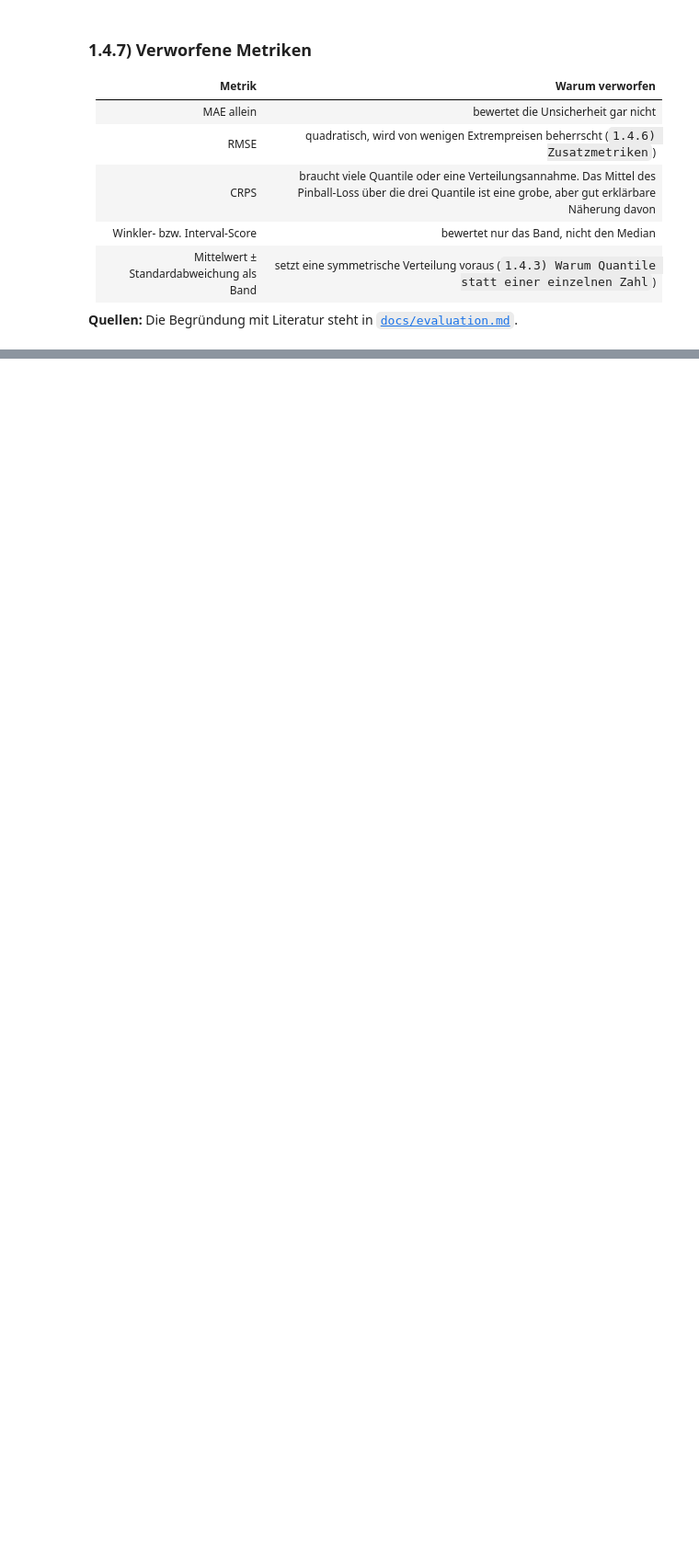
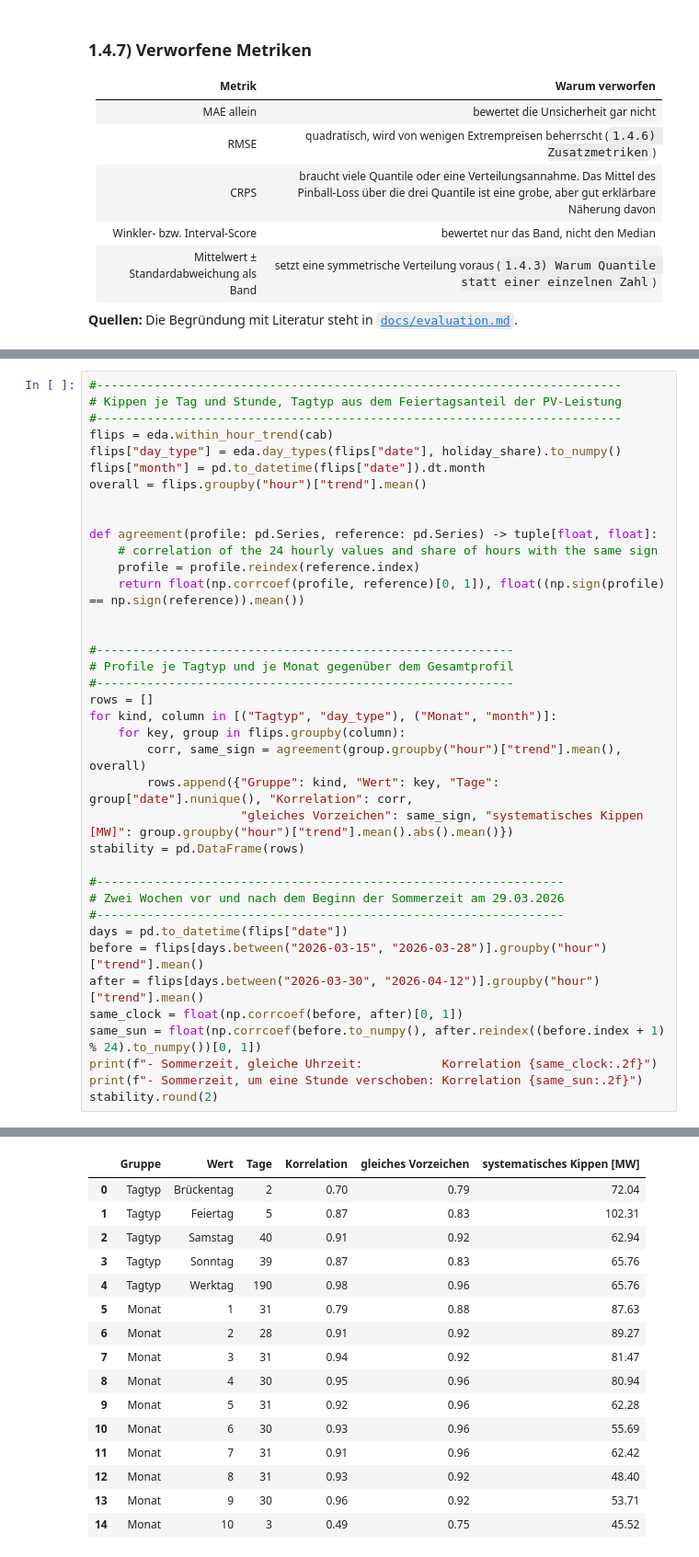
Before and after one commit to ibidreli/energy_price_prediction, a Jupyter notebook: notebooks/01_exploratory_data_analysis.ipynb, the cells around one changed output, grey strips where cells are left out. Shown at 92% size. Saved outputs shown, nothing was run; the diff lists cells and outputs as text; blank space fills up the shorter version.

```diff
--- a/notebooks/01_exploratory_data_analysis.ipynb
+++ b/notebooks/01_exploratory_data_analysis.ipynb
@@ -2336,0 +2424,39 @@ Hauptmetrik ist der mittlere Pinball-Loss, ergänzt durch MAE des Medians, Abdec
+# %%
+#-------------------------------------------------------------------------
+# Kippen je Tag und Stunde, Tagtyp aus dem Feiertagsanteil der PV-Leistung
+#-------------------------------------------------------------------------
+flips = eda.within_hour_trend(cab)
+flips["day_type"] = eda.day_types(flips["date"], holiday_share).to_numpy()
+flips["month"] = pd.to_datetime(flips["date"]).dt.month
+overall = flips.groupby("hour")["trend"].mean()
+
+
+def agreement(profile: pd.Series, reference: pd.Series) -> tuple[float, float]:
+    # correlation of the 24 hourly values and share of hours with the same sign
+    profile = profile.reindex(reference.index)
+    return float(np.corrcoef(profile, reference)[0, 1]), float((np.sign(profile) == np.sign(reference)).mean())
+
+
+#----------------------------------------------------------
+# Profile je Tagtyp und je Monat gegenüber dem Gesamtprofil
+#----------------------------------------------------------
+rows = []
+for kind, column in [("Tagtyp", "day_type"), ("Monat", "month")]:
+    for key, group in flips.groupby(column):
+        corr, same_sign = agreement(group.groupby("hour")["trend"].mean(), overall)
+        rows.append({"Gruppe": kind, "Wert": key, "Tage": group["date"].nunique(), "Korrelation": corr,
+                     "gleiches Vorzeichen": same_sign, "systematisches Kippen [MW]": group.groupby("hour")["trend"].mean().abs().mean()})
+stability = pd.DataFrame(rows)
+
+#-----------------------------------------------------------------
+# Zwei Wochen vor und nach dem Beginn der Sommerzeit am 29.03.2026
+#-----------------------------------------------------------------
+days = pd.to_datetime(flips["date"])
+before = flips[days.between("2026-03-15", "2026-03-28")].groupby("hour")["trend"].mean()
+after = flips[days.between("2026-03-30", "2026-04-12")].groupby("hour")["trend"].mean()
+same_clock = float(np.corrcoef(before, after)[0, 1])
+same_sun = float(np.corrcoef(before.to_numpy(), after.reindex((before.index + 1) % 24).to_numpy())[0, 1])
+print(f"- Sommerzeit, gleiche Uhrzeit:           Korrelation {same_clock:.2f}")
+print(f"- Sommerzeit, um eine Stunde verschoben: Korrelation {same_sun:.2f}")
+stability.round(2)
+# %% [output]
@@ -2336,0 +2465,16 @@ Hauptmetrik ist der mittlere Pinball-Loss, ergänzt durch MAE des Medians, Abdec
+|  | Gruppe | Wert | Tage | Korrelation | gleiches Vorzeichen | systematisches Kippen [MW] |
+| 0 | Tagtyp | Brückentag | 2 | 0.70 | 0.79 | 72.04 |
+| 1 | Tagtyp | Feiertag | 5 | 0.87 | 0.83 | 102.31 |
+| 2 | Tagtyp | Samstag | 40 | 0.91 | 0.92 | 62.94 |
+| 3 | Tagtyp | Sonntag | 39 | 0.87 | 0.83 | 65.76 |
+| 4 | Tagtyp | Werktag | 190 | 0.98 | 0.96 | 65.76 |
+| 5 | Monat | 1 | 31 | 0.79 | 0.88 | 87.63 |
+| 6 | Monat | 2 | 28 | 0.91 | 0.92 | 89.27 |
+| 7 | Monat | 3 | 31 | 0.94 | 0.92 | 81.47 |
+| 8 | Monat | 4 | 30 | 0.95 | 0.96 | 80.94 |
+| 9 | Monat | 5 | 31 | 0.92 | 0.96 | 62.28 |
+| 10 | Monat | 6 | 30 | 0.93 | 0.96 | 55.69 |
+| 11 | Monat | 7 | 31 | 0.91 | 0.96 | 62.42 |
+| 12 | Monat | 8 | 31 | 0.93 | 0.92 | 48.40 |
+| 13 | Monat | 9 | 30 | 0.96 | 0.92 | 53.71 |
+| 14 | Monat | 10 | 3 | 0.49 | 0.75 | 45.52 |
```
Also changed, not shown: parts of 23 cells of this notebook, 6 other files.
